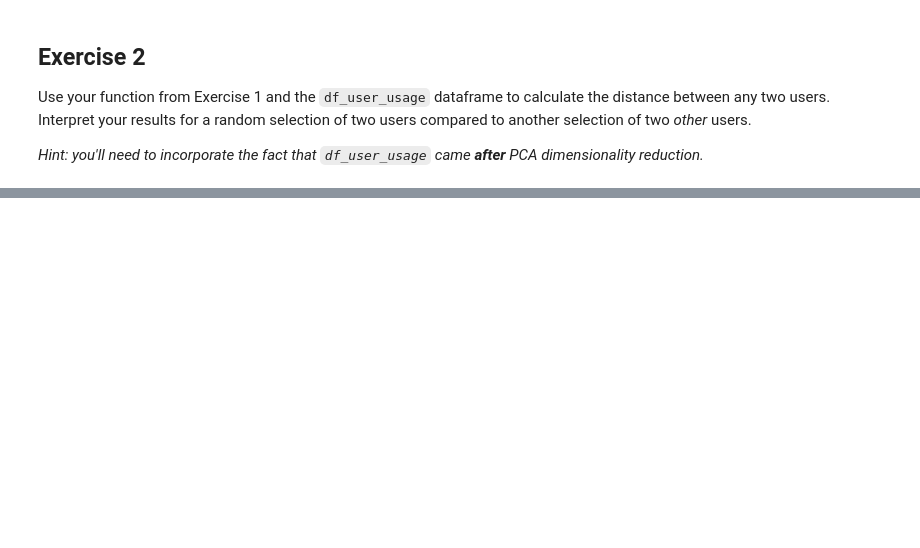
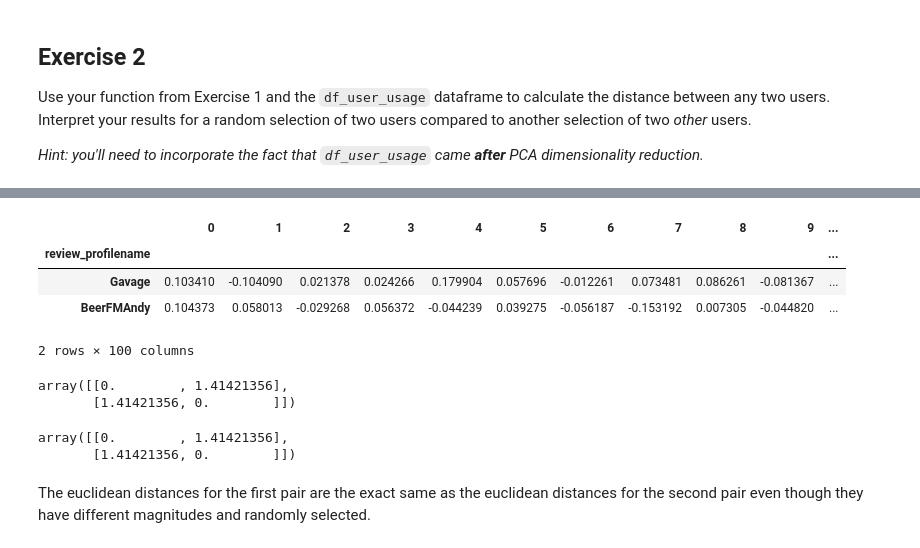
Before and after one commit to minh21b/I501, a Jupyter notebook: Assignments/Week 11 Lab/lab_11.ipynb, the cells around one changed output, grey strips where cells are left out. Drawn from its saved outputs; the diff is of its cells as text; code cells hidden in the pictures; blank space fills up the shorter version.

```diff
--- a/Assignments/Week 11 Lab/lab_11.ipynb
+++ b/Assignments/Week 11 Lab/lab_11.ipynb
@@ -979,0 +1040,21 @@ Use your function from Exercise 1 and the `df_user_usage` dataframe to calculate
+# %%
+pair2 = df_user_usage.sample(2)
+pair2
+# %% [output]
+|  | 0 | 1 | 2 | 3 | 4 | 5 | 6 | 7 | 8 | 9 | ... |
+| review_profilename |  |  |  |  |  |  |  |  |  |  | ... |
+| Gavage | 0.103410 | -0.104090 | 0.021378 | 0.024266 | 0.179904 | 0.057696 | -0.012261 | 0.073481 | 0.086261 | -0.081367 | ... |
+| BeerFMAndy | 0.104373 | 0.058013 | -0.029268 | 0.056372 | -0.044239 | 0.039275 | -0.056187 | -0.153192 | 0.007305 | -0.044820 | ... |
+2 rows × 100 columns
+# %%
+euclidean(pair1)
+# %% [output]
+array([[0.        , 1.41421356],
+       [1.41421356, 0.        ]])
+# %%
+euclidean(pair2)
+# %% [output]
+array([[0.        , 1.41421356],
+       [1.41421356, 0.        ]])
+# %% [markdown]
+The euclidean distances for the first pair are the exact same as the euclidean distances for the second pair even though they have different magnitudes and randomly selected.
```
Also changed, not shown: parts of 12 cells of this notebook.
